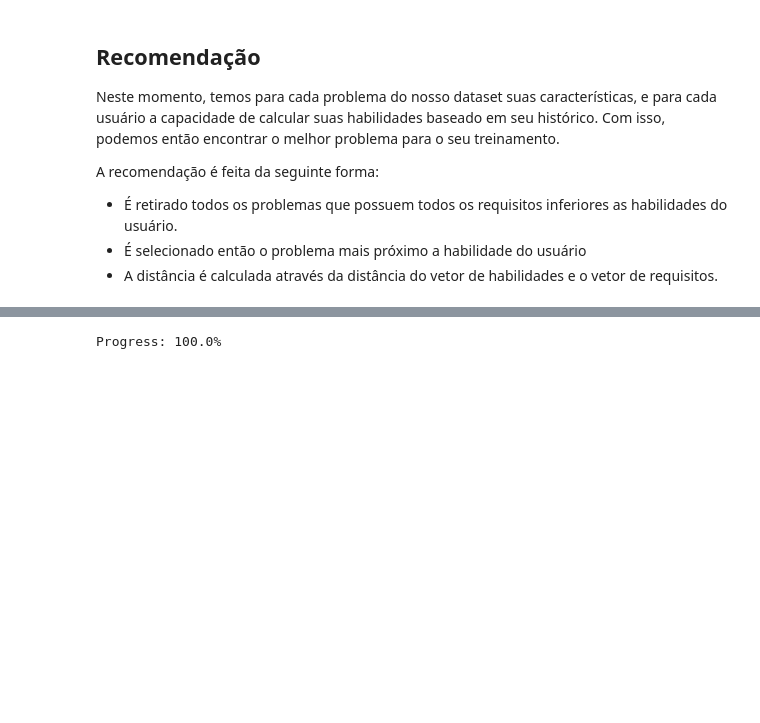
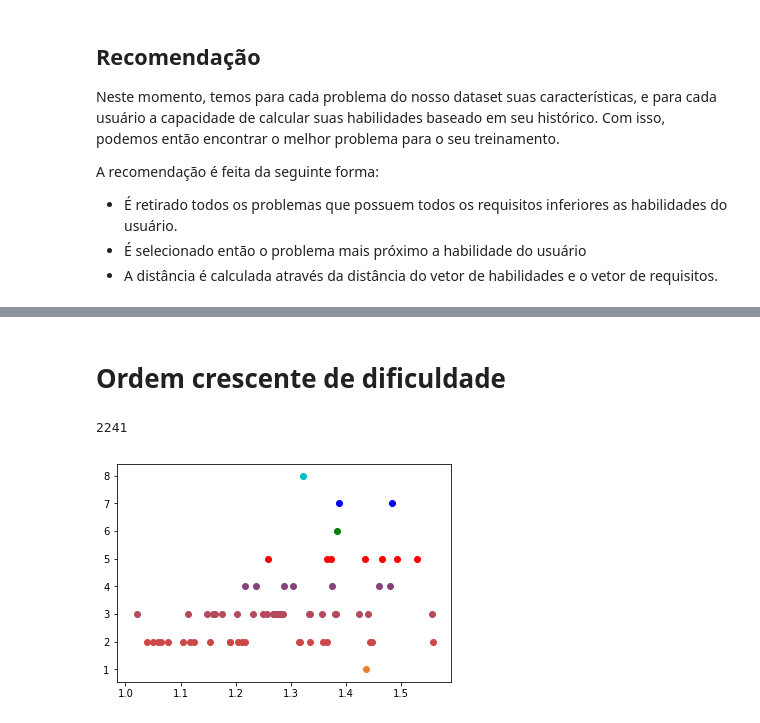
Before and after one commit to sauloantuness/bang-recommender-system, a Jupyter notebook: bang.ipynb, the cells around one changed output, grey strips where cells are left out. Saved outputs shown, nothing was run; the diff lists cells and outputs as text; code cells hidden in the pictures; blank space fills up the shorter version.

```diff
--- a/bang.ipynb
+++ b/bang.ipynb
@@ -199,12 +202,12 @@ def gradient_descent(x, y, alpha=0.01, nr_iterations=NR_ITERATIONS):
 
     return theta
 # %%
-users_preferences = [
+users_preferences = np.array([
     [rand(), rand()],
     [rand(), rand()],
     [rand(), rand()],
     [rand(), rand()],
-]
+])
 
 movies_characteristics = [
     [None, None],
@@ -226,9 +229,9 @@ nr_users = len(users_preferences)
 nr_movies = len(movies_characteristics)
 
 i = 0
-while i <= 100:
+while i <= NR_EPOCHS:
     clear_output(wait=True)
-    print('Progress: {}%'.format(i))
+    print('Progress: {}%'.format(100 * i / NR_EPOCHS))
     i += 1
 
     for movie in range(nr_movies):
@@ -532,0 +703,30 @@ def save_result(problems_solved):
+# %% [markdown]
+# Ordem crescente de dificuldade
+# %%
+problems_solved[-1]
+# %% [output]
+2241
+# %%
+problems_df = get_problems_from_thetas(thetas)
+problems_df
+
+colors = [
+    '#ffbc00',
+    '#ea802e',
+    '#cc4848',
+    '#b54a5c',
+    '#86437a',
+    'r',
+    'g',
+    'b',
+    'c',
+]
+
+x, y = list(problems_df['theta']), list(problems_df['level'])
+fig = plt.figure()
+for i in range(len(x)):
+    plt.scatter(x[i], y[i], c=colors[y[i]])
+#     plt.text(x*1.02, y*1.02, label, fontsize=12)
+fig
+# %% [output]
+[figure, added]
@@ -537,16 +765,12 @@ def load_result(filename):
 # %%
-for i in range(1, 9): # category
-    for j in range(100, 600, 100): # nr_iterations
-        for k in range(1, 20): # epochs
-            for l in range(1, 20): #features
-                NR_FEATURES = l
-                NR_EPOCHS = k
-                NR_ITERATIONS = j
-                CATEGORY = 7 # i
+#for j in range(100, 600, 100): # nr_iterations
+#for k in range(1, 20): # epochs
+NR_EPOCHS = 100
+NR_ITERATIONS = 100
 
-                solutions_df = read_dataset()
-                thetas = get_thetas(solutions_df)
-                problems_solved = simulate_user(thetas)
-                save_result(problems_solved)
+for i in range(6, 9): # category
+        for l in range(1, 20): #features
+            NR_FEATURES = l
+            CATEGORY = i # i
+
+            simulate()
-# %% [output]
-Progress: 100.0%
```
Also changed, not shown: parts of 27 cells of this notebook.
